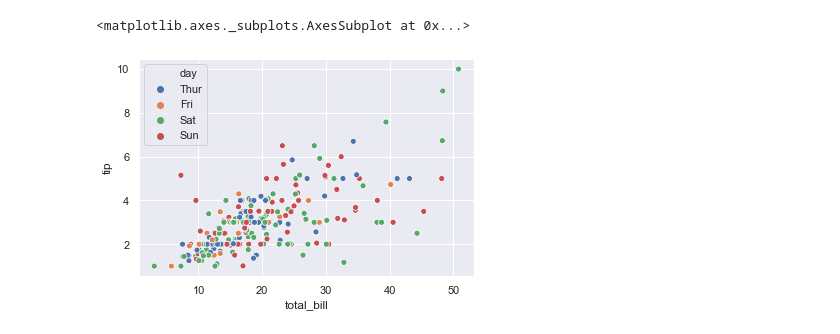
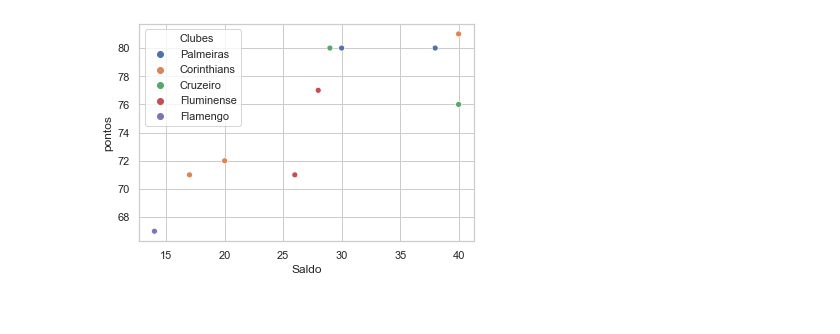
Before and after one commit to vitorioluis/Machine-Learning, a Jupyter notebook: Brasileiro/Brasileirão.ipynb, the cells around one changed output. Drawn from its saved outputs; the diff is of its cells as text; code cells hidden in the pictures.

```diff
--- a/Brasileiro/Brasileirão.ipynb
+++ b/Brasileiro/Brasileirão.ipynb
@@ -1,5 +1,11 @@
 # %%
-import seaborn as sns; sns.set()
+import pandas as pd
+import seaborn as sns
 import matplotlib.pyplot as plt
+
+sns.set(style="whitegrid")
+%matplotlib inline
 # %%
 tips = sns.load_dataset("tips")
+# %%
+df = pd.read_csv('Tabelas/Tabela_Clubes.csv',sep=';')
@@ -42,5 +59,8 @@ tips.head()
+# %%
+df['pontos'] = df.Vitorias * 3 + df.Empates
+# %%
+df_campeao = df[df['Pos.'] == 1]
 # %%
-sns.scatterplot(x="total_bill", y="tip", data=tips, hue="day")
+sns.scatterplot(x= df_campeao.Saldo, y=df_campeao.pontos, hue=df_campeao.Clubes);
 # %% [output]
-<matplotlib.axes._subplots.AxesSubplot at 0x...>
-[figure, old version]
+[figure, new version]
```
Also changed, not shown: parts of 8 cells of this notebook, 2 other files.
